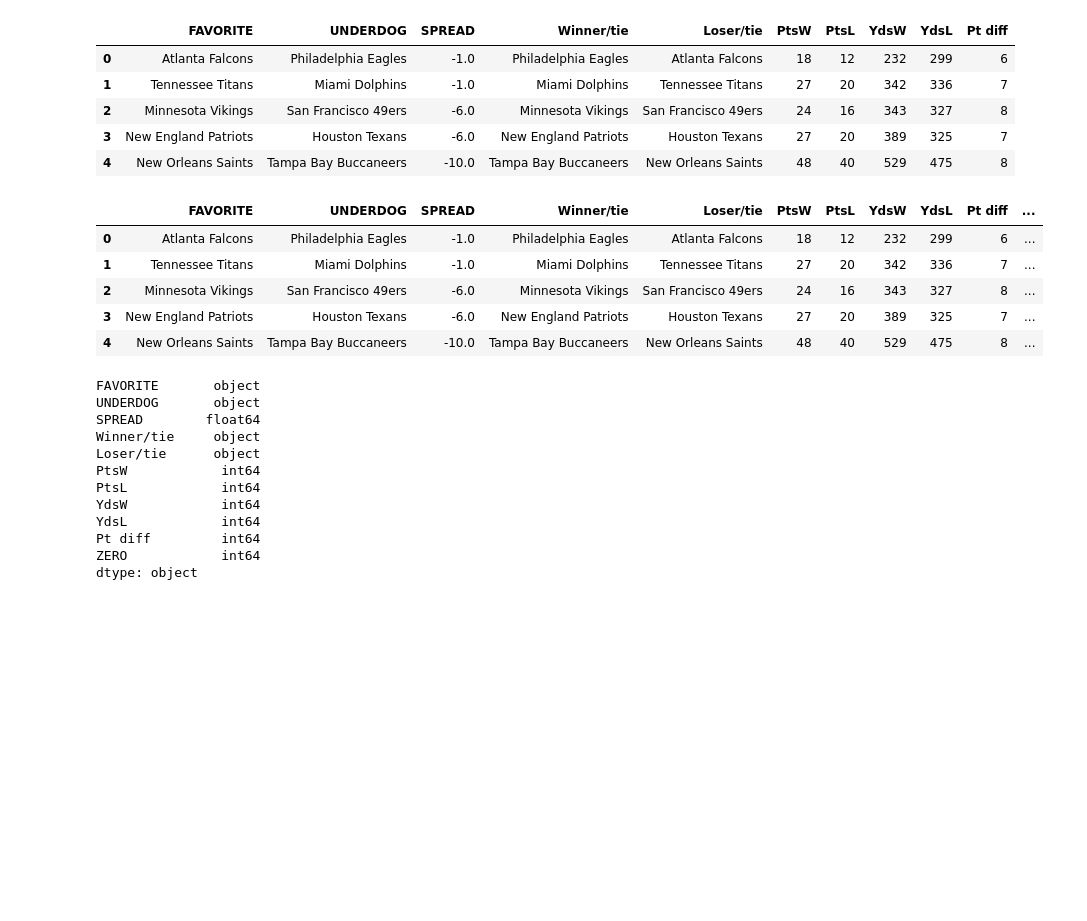
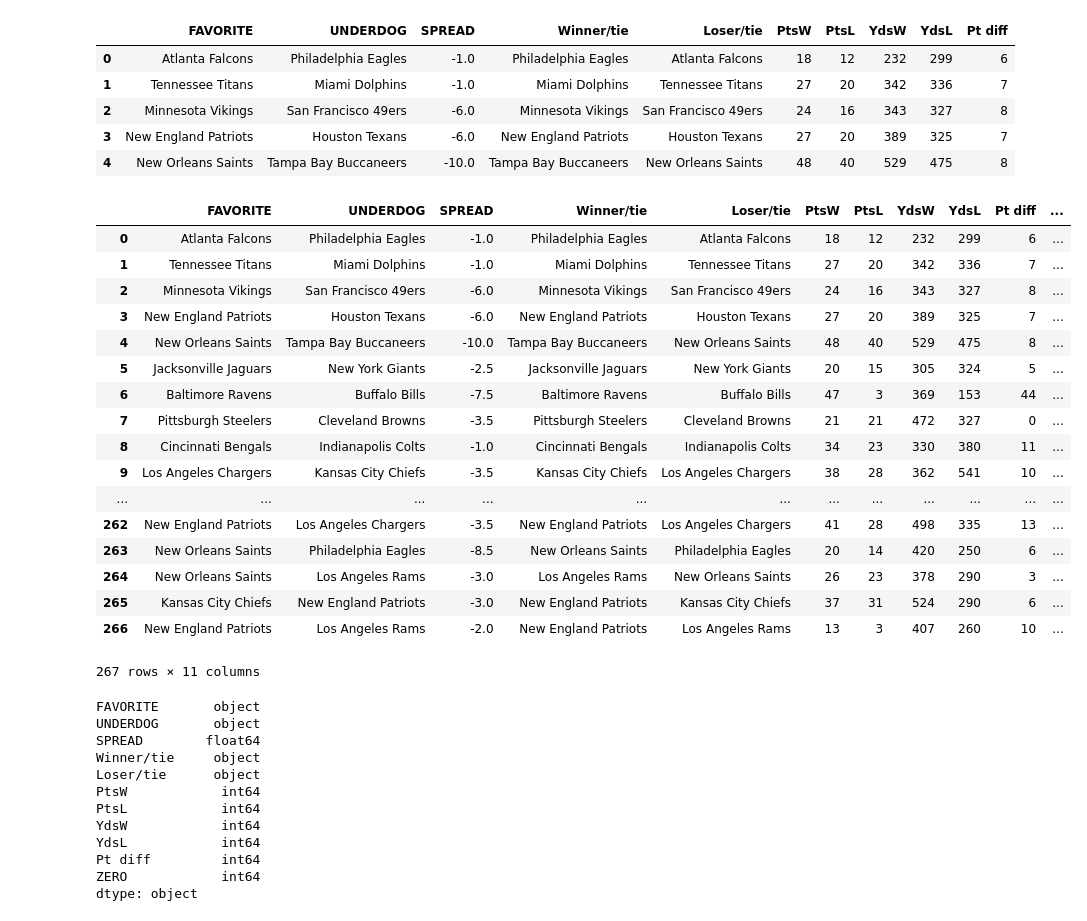
Before and after one commit to allamass95/nfl_spreads, a Jupyter notebook: Data Sources/spread_winner.ipynb, the cells around one changed output. Cells and saved outputs as stored; diff of their text form; code cells hidden in the pictures; blank space fills up the shorter version.

```diff
--- a/Data Sources/spread_winner.ipynb
+++ b/Data Sources/spread_winner.ipynb
@@ -45,14 +48,26 @@ new_chart.head()
 | 4 | New Orleans Saints | Tampa Bay Buccaneers | -10.0 | Tampa Bay Buccaneers | New Orleans Saints | 48 | 40 | 529 | 475 | 8 |
 # %%
 new_chart['ZERO'] = 0
-new_chart.head()
+new_chart
 # %% [output]
 |  | FAVORITE | UNDERDOG | SPREAD | Winner/tie | Loser/tie | PtsW | PtsL | YdsW | YdsL | Pt diff | ... |
 | 0 | Atlanta Falcons | Philadelphia Eagles | -1.0 | Philadelphia Eagles | Atlanta Falcons | 18 | 12 | 232 | 299 | 6 | ... |
 | 1 | Tennessee Titans | Miami Dolphins | -1.0 | Miami Dolphins | Tennessee Titans | 27 | 20 | 342 | 336 | 7 | ... |
 | 2 | Minnesota Vikings | San Francisco 49ers | -6.0 | Minnesota Vikings | San Francisco 49ers | 24 | 16 | 343 | 327 | 8 | ... |
 | 3 | New England Patriots | Houston Texans | -6.0 | New England Patriots | Houston Texans | 27 | 20 | 389 | 325 | 7 | ... |
 | 4 | New Orleans Saints | Tampa Bay Buccaneers | -10.0 | Tampa Bay Buccaneers | New Orleans Saints | 48 | 40 | 529 | 475 | 8 | ... |
+| 5 | Jacksonville Jaguars | New York Giants | -2.5 | Jacksonville Jaguars | New York Giants | 20 | 15 | 305 | 324 | 5 | ... |
+| 6 | Baltimore Ravens | Buffalo Bills | -7.5 | Baltimore Ravens | Buffalo Bills | 47 | 3 | 369 | 153 | 44 | ... |
+| 7 | Pittsburgh Steelers | Cleveland Browns | -3.5 | Pittsburgh Steelers | Cleveland Browns | 21 | 21 | 472 | 327 | 0 | ... |
+| 8 | Cincinnati Bengals | Indianapolis Colts | -1.0 | Cincinnati Bengals | Indianapolis Colts | 34 | 23 | 330 | 380 | 11 | ... |
+| 9 | Los Angeles Chargers | Kansas City Chiefs | -3.5 | Kansas City Chiefs | Los Angeles Chargers | 38 | 28 | 362 | 541 | 10 | ... |
+| ... | ... | ... | ... | ... | ... | ... | ... | ... | ... | ... | ... |
+| 262 | New England Patriots | Los Angeles Chargers | -3.5 | New England Patriots | Los Angeles Chargers | 41 | 28 | 498 | 335 | 13 | ... |
+| 263 | New Orleans Saints | Philadelphia Eagles | -8.5 | New Orleans Saints | Philadelphia Eagles | 20 | 14 | 420 | 250 | 6 | ... |
+| 264 | New Orleans Saints | Los Angeles Rams | -3.0 | Los Angeles Rams | New Orleans Saints | 26 | 23 | 378 | 290 | 3 | ... |
+| 265 | Kansas City Chiefs | New England Patriots | -3.0 | New England Patriots | Kansas City Chiefs | 37 | 31 | 524 | 290 | 6 | ... |
+| 266 | New England Patriots | Los Angeles Rams | -2.0 | New England Patriots | Los Angeles Rams | 13 | 3 | 407 | 260 | 10 | ... |
+267 rows × 11 columns
 # %%
 new_chart.dtypes
 # %% [output]
```
Also changed, not shown: parts of 40 cells of this notebook.
